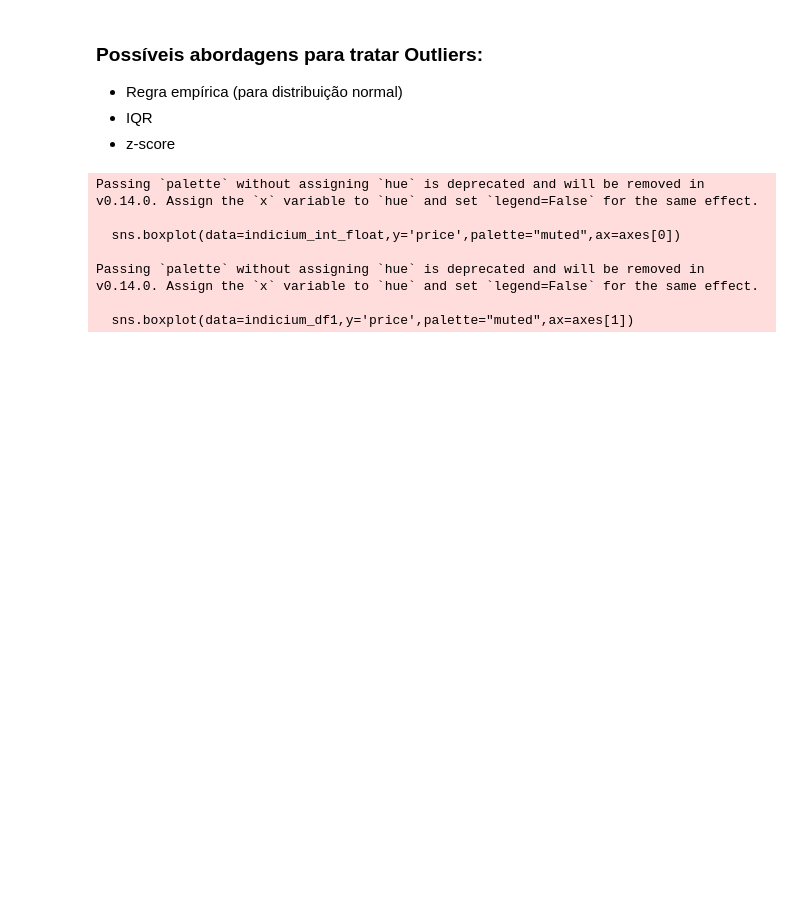
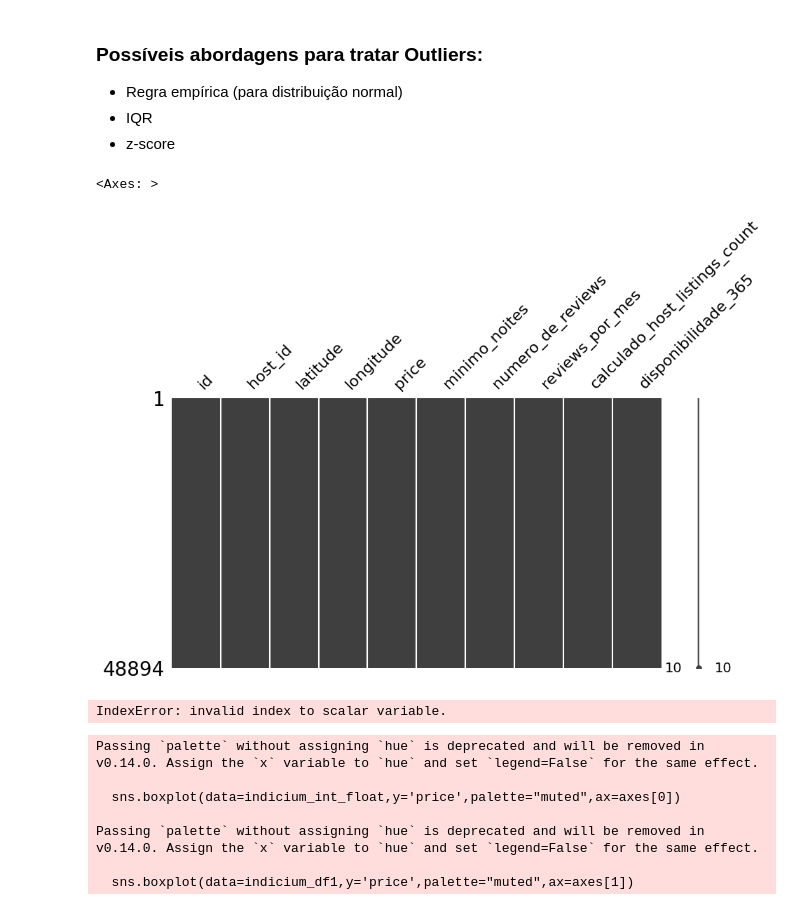
Before and after one commit to IanPerigoVianna/Lighthouse_DataScience, a Jupyter notebook: LH_CD_IAN_LUCAS_PÉRIGO_VIANNA.ipynb, the cells around one changed output. Drawn from its saved outputs; the diff is of its cells as text; code cells hidden in the pictures; blank space fills up the shorter version.

```diff
--- a/LH_CD_IAN_LUCAS_PÉRIGO_VIANNA.ipynb
+++ b/LH_CD_IAN_LUCAS_PÉRIGO_VIANNA.ipynb
@@ -386,2 +367,13 @@ KeyboardInterrupt:
+# %%
+# Imputando os valores nulos com InterativeImputer
+
+numericos_input = numericos.copy()
+
+# Pesquisar a melhor quantidade de iterações
+mice_imputer = IterativeImputer(max_iter=10, random_state=0)
+
+# Selecione apenas as colunas numéricas para a imputação
+cols_numericas = ['numero_de_reviews', 'reviews_por_mes']
+numericos_input[cols_numericas] = mice_imputer.fit_transform(numericos_input[cols_numericas])
 # %%
 # Verificando se ainda existem valores nulos
@@ -489,9 +448,17 @@ def drop_outliers_3std(df, field_name):
   df2.drop(i_up, axis=0, inplace=True)
   df2.drop(i_lo, axis=0, inplace=True)
   return df2
+# %%
+matrix = numericos_input.sort_values('reviews_por_mes')
+msno.matrix(matrix, figsize=(10, 5))
+# %% [output]
+<Axes: >
+[figure, added]
 # %%
-indicium_df1 = drop_outliers_3std(indicium_int_float,'price')
-indicium_df1v2 = drop_outliers_std_v2(indicium_int_float,'price')
+indicium_df1 = drop_outliers_3std(df_numericos,'price')
+indicium_df1v2 = drop_outliers_std_v2(df_numericos,'price')
+# %% [output]
+IndexError: invalid index to scalar variable.
 # %%
 fig, axes = plt.subplots(ncols=2, figsize=(5,5))
 sns.boxplot(data=indicium_int_float,y='price',palette="muted",ax=axes[0])
```
Also changed, not shown: parts of 40 cells of this notebook.
